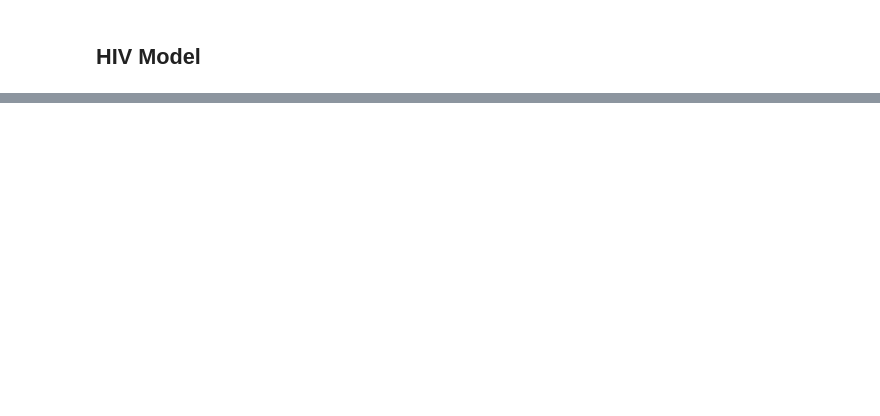
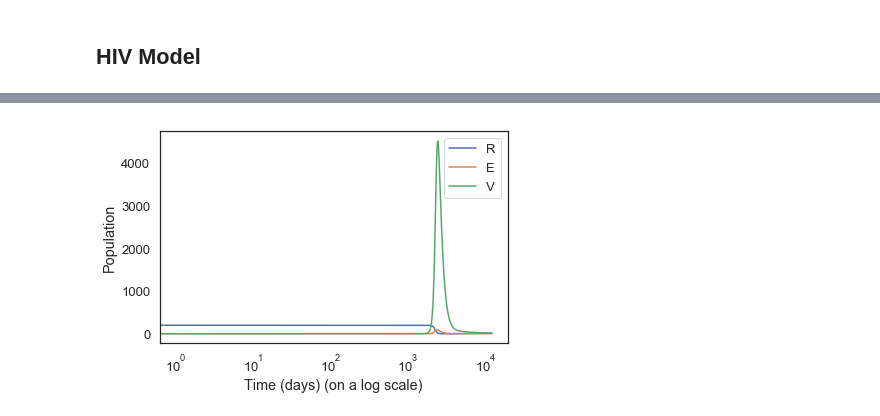
Before and after one commit to kgosbee/ModSimPy, a Jupyter notebook: code/hiv_model.ipynb, the cells around one changed output, grey strips where cells are left out. Drawn from its saved outputs; the diff is of its cells as text; code cells hidden in the pictures; blank space fills up the shorter version.

```diff
--- a/code/hiv_model.ipynb
+++ b/code/hiv_model.ipynb
@@ -10,7 +12,7 @@ from modsim import *
 # %% [markdown]
 ## HIV Model
 # %%
-def make_system(tau, gamma, mu, alpha, beta, delta, sigma, pi):
+def make_system(gamma, mu, tau, beta, alpha, sigma, delta,  pi):
     """Make a system object for the SIR model.
 
     beta:
@@ -23,13 +25,15 @@ def make_system(tau, gamma, mu, alpha, beta, delta, sigma, pi):
     pi : the rate at which free virions are produced
 
     returns: System object
+    Activated, uninfected = R, latently infected = L, actively infected = E, free virions = V
     """
-    init = State(R=1000, L=0 E=0, V=100)  """Activated, uninfected = R, latently infected = L, actively infected = E, free virions = V"""
+    init = State(R=200, L=0, E=0, V=.00000004)
 
     t0 = 0
-    t_end = 120
+    t_end = 12000
+    dt = 0.01
 
-    return System(init=init, beta=beta, gamma=gamma, tau=tau, mu=mu, alpha=alpha
-                  delta =delta, sigma = sigma)
+    return System(init=init,beta=beta, gamma=gamma, tau=tau, mu=mu, alpha=alpha,
+                  delta=delta, sigma=sigma, pi=pi, t0=t0, t_end= t_end, dt = dt)
 # %%
 def update_func(state, t, system):
@@ -63,0 +64,17 @@ def update_func(state, t, system):
+# %%
+def run_simulation(system, update_func):
+    """Runs a simulation of the system.
+
+    system: System object
+    update_func: function that updates state
+
+    returns: TimeFrame
+    """
+    unpack(system)
+
+    frame = TimeFrame(columns=init.index)
+    frame.row[t0] = init
+
+    for t in linrange(t0, t_end):
+        frame.row[t+1] = update_func(frame.row[t], t, system)
+    return frame
@@ -63,0 +95,4 @@ def update_func(state, t, system):
+# %%
+system = make_system(1.36, .00136, .2, .00027, .036, 2, 0.33, 100)
+results = run_simulation(system, update_func)
+plot_results(results.R, results.L, results.E, results.V)
@@ -63,0 +101,8 @@ def update_func(state, t, system):
+# %%
+plt.semilogx(results.R, '-', label='R')
+plt.semilogx(results.E, '-', label='E')
+plt.semilogx(results.V, '-', label='V')
+decorate(xlabel='Time (days) (on a log scale)',
+         ylabel='Population')
+# %% [output]
+[figure, added]
```
Also changed, not shown: parts of 4 cells of this notebook.
